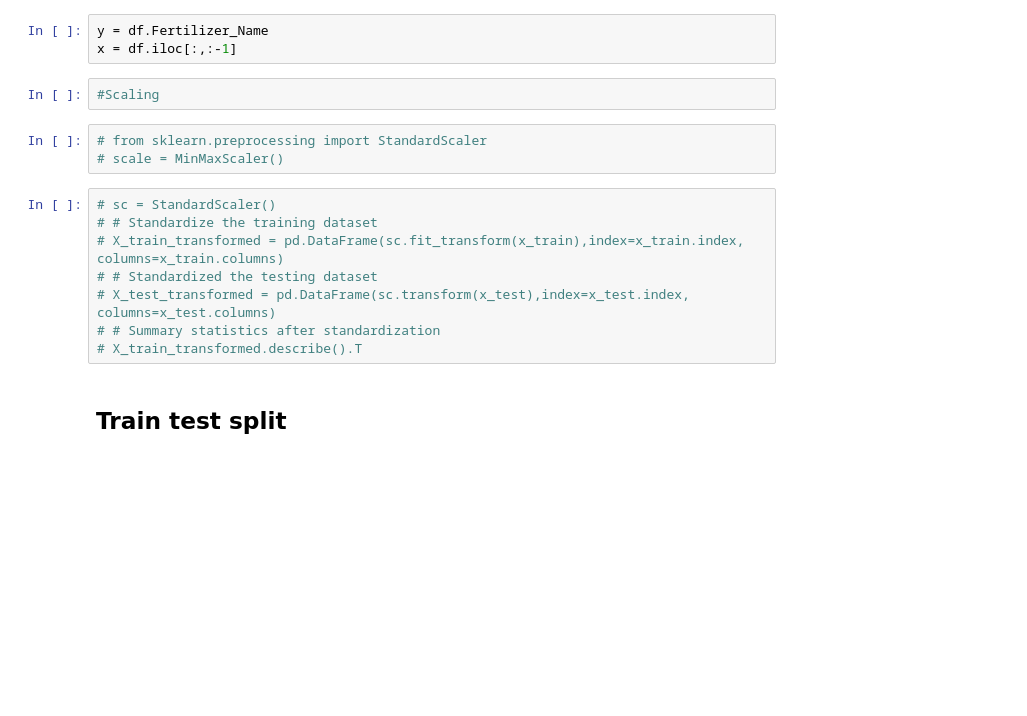
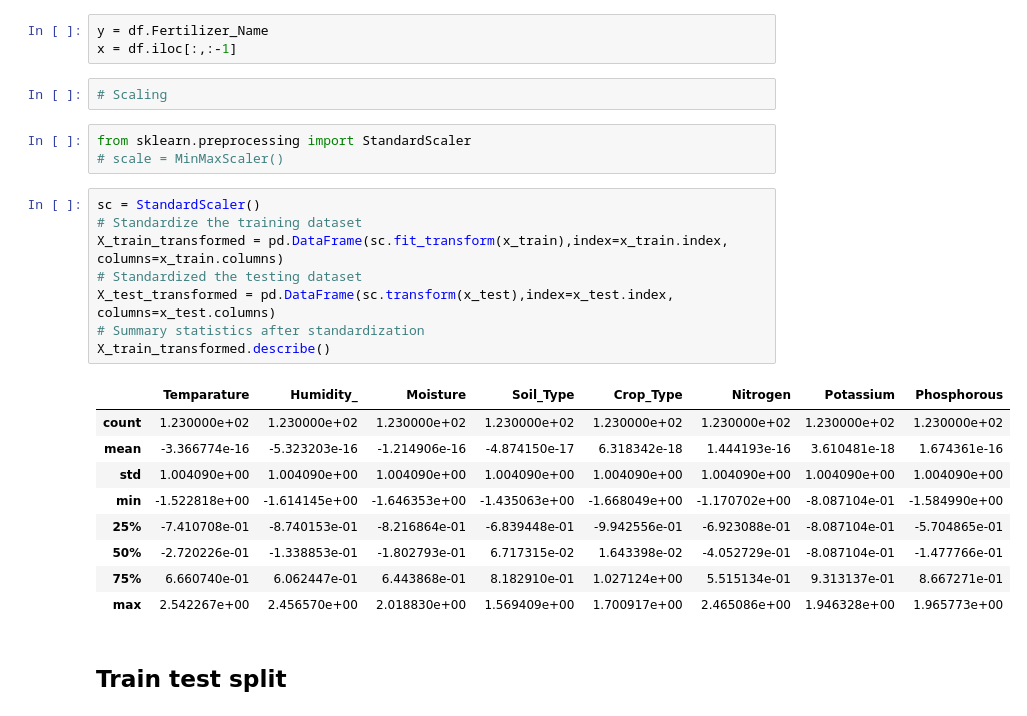
Before and after one commit to ksk-dgkr/crop-and-fertilizer-recommendation, a Jupyter notebook: Fertilizer/fertilizer.ipynb, the cells around one changed output. Saved outputs shown, nothing was run; the diff lists cells and outputs as text; blank space fills up the shorter version.

```diff
--- a/Fertilizer/fertilizer.ipynb
+++ b/Fertilizer/fertilizer.ipynb
@@ -212,18 +281,28 @@ df.head()
 y = df.Fertilizer_Name
 x = df.iloc[:,:-1]
 # %%
-#Scaling
+# Scaling
 # %%
-# from sklearn.preprocessing import StandardScaler
+from sklearn.preprocessing import StandardScaler
 # scale = MinMaxScaler()
 # %%
-# sc = StandardScaler()
-# # Standardize the training dataset
-# X_train_transformed = pd.DataFrame(sc.fit_transform(x_train),index=x_train.index, columns=x_train.columns)
-# # Standardized the testing dataset
-# X_test_transformed = pd.DataFrame(sc.transform(x_test),index=x_test.index, columns=x_test.columns)
-# # Summary statistics after standardization
-# X_train_transformed.describe().T
+sc = StandardScaler()
+# Standardize the training dataset
+X_train_transformed = pd.DataFrame(sc.fit_transform(x_train),index=x_train.index, columns=x_train.columns)
+# Standardized the testing dataset
+X_test_transformed = pd.DataFrame(sc.transform(x_test),index=x_test.index, columns=x_test.columns)
+# Summary statistics after standardization
+X_train_transformed.describe()
+# %% [output]
+|  | Temparature | Humidity_ | Moisture | Soil_Type | Crop_Type | Nitrogen | Potassium | Phosphorous |
+| count | 1.230000e+02 | 1.230000e+02 | 1.230000e+02 | 1.230000e+02 | 1.230000e+02 | 1.230000e+02 | 1.230000e+02 | 1.230000e+02 |
+| mean | -3.366774e-16 | -5.323203e-16 | -1.214906e-16 | -4.874150e-17 | 6.318342e-18 | 1.444193e-16 | 3.610481e-18 | 1.674361e-16 |
+| std | 1.004090e+00 | 1.004090e+00 | 1.004090e+00 | 1.004090e+00 | 1.004090e+00 | 1.004090e+00 | 1.004090e+00 | 1.004090e+00 |
+| min | -1.522818e+00 | -1.614145e+00 | -1.646353e+00 | -1.435063e+00 | -1.668049e+00 | -1.170702e+00 | -8.087104e-01 | -1.584990e+00 |
+| 25% | -7.410708e-01 | -8.740153e-01 | -8.216864e-01 | -6.839448e-01 | -9.942556e-01 | -6.923088e-01 | -8.087104e-01 | -5.704865e-01 |
+| 50% | -2.720226e-01 | -1.338853e-01 | -1.802793e-01 | 6.717315e-02 | 1.643398e-02 | -4.052729e-01 | -8.087104e-01 | -1.477766e-01 |
+| 75% | 6.660740e-01 | 6.062447e-01 | 6.443868e-01 | 8.182910e-01 | 1.027124e+00 | 5.515134e-01 | 9.313137e-01 | 8.667271e-01 |
+| max | 2.542267e+00 | 2.456570e+00 | 2.018830e+00 | 1.569409e+00 | 1.700917e+00 | 2.465086e+00 | 1.946328e+00 | 1.965773e+00 |
 # %% [markdown]
 ## Train test split
 # %%
```
Also changed, not shown: parts of 30 cells of this notebook, 5 other files.
